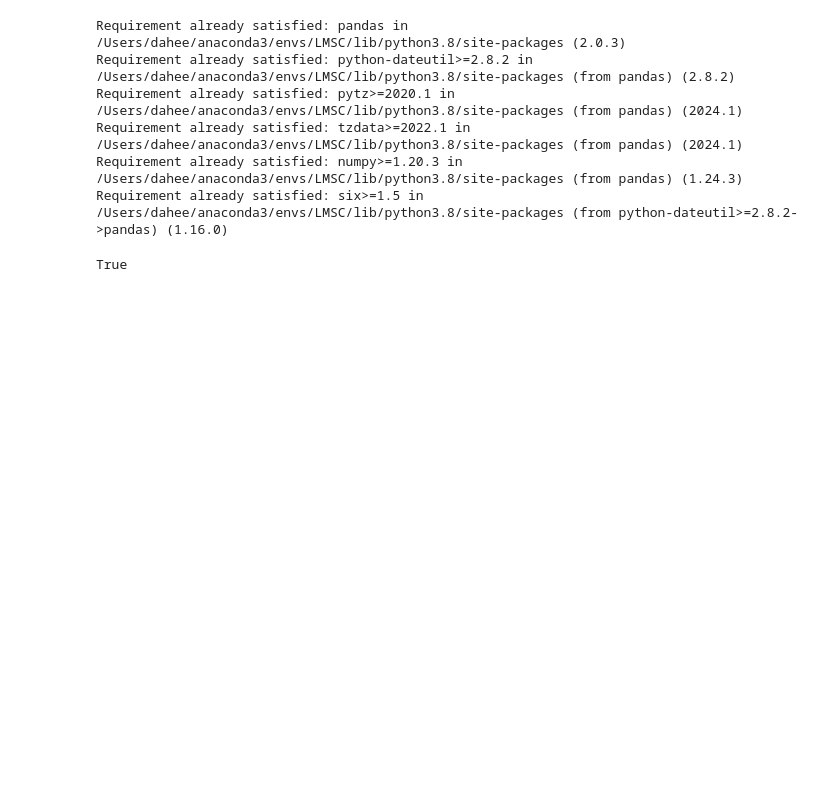
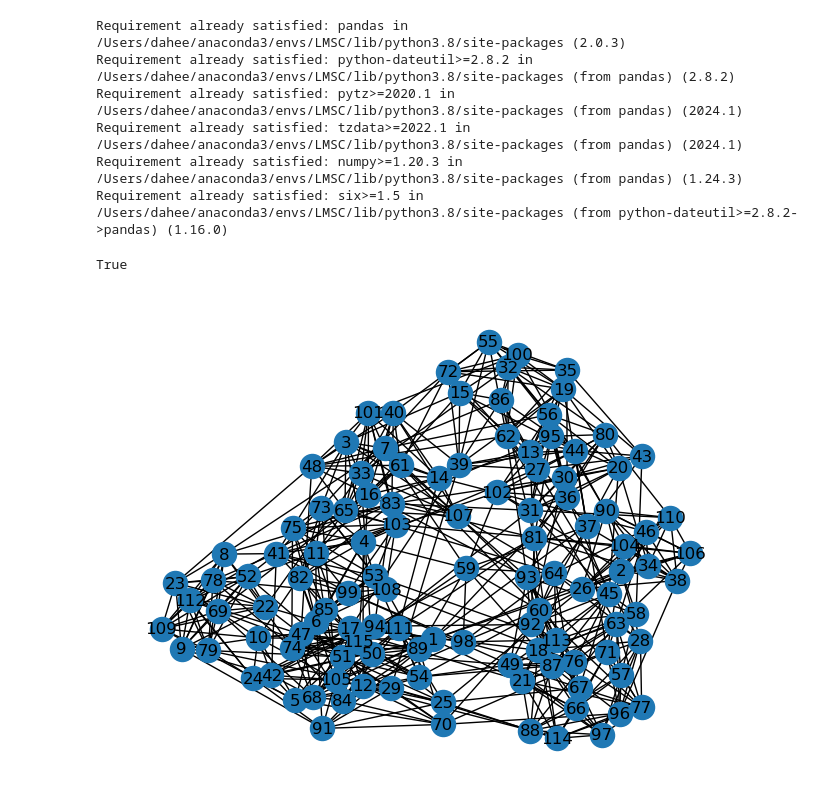
Before and after one commit to dahee-e/LMSC, a Jupyter notebook: dataset_read.ipynb, the cells around one changed output. Drawn from its saved outputs; the diff is of its cells as text; code cells hidden in the pictures; blank space fills up the shorter version.

```diff
--- a/dataset_read.ipynb
+++ b/dataset_read.ipynb
@@ -10,9 +10,16 @@ Requirement already satisfied: six>=1.5 in /Users/dahee/anaconda3/envs/LMSC/lib/
 # %%
 import networkx as nx
 # %%
-file_path = "./dataset/dolphin"
+file_path = "./dataset/football"
 G = nx.read_edgelist(file_path+"/network.dat")
 conncected = nx.is_connected(G)
 print(conncected)
 # %% [output]
 True
+# %%
+#visualize the graph
+import matplotlib.pyplot as plt
+nx.draw(G, with_labels=True)
+plt.savefig(file_path+"/network.png")
+# %% [output]
+[figure, added]
```
Also changed, not shown: 32 other files.
